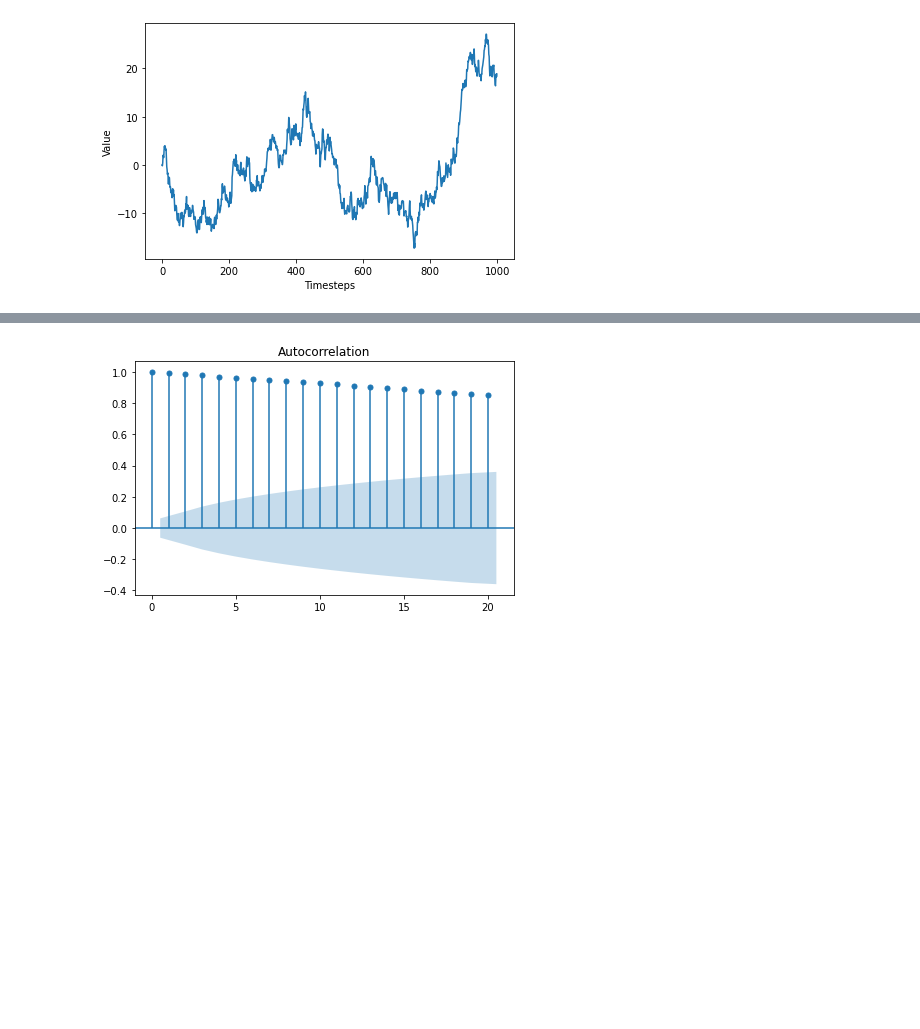
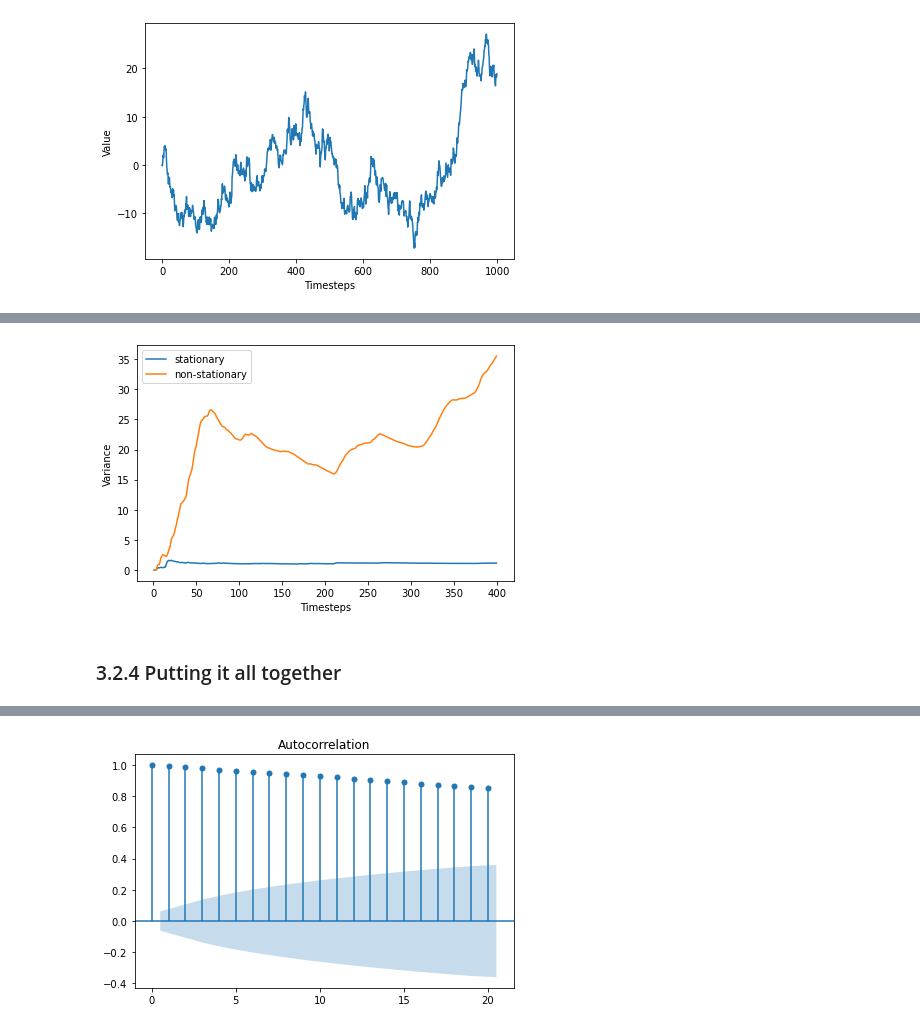
Before and after one commit to marcopeix/TimeSeriesForecastingInPython, a Jupyter notebook: CH03/CH03.ipynb, the cells around one changed output, grey strips where cells are left out. Drawn from its saved outputs; the diff is of its cells as text; code cells hidden in the pictures; blank space fills up the shorter version.

```diff
--- a/CH03/CH03.ipynb
+++ b/CH03/CH03.ipynb
@@ -33 +123,27 @@ plt.savefig('figures/CH03_F01_peixeiro.png', dpi=300)
+# %%
+def var_over_time(process: np.array) -> np.array:
+    var_func = []
+
+    for i in range(len(process)):
+        var_func.append(np.var(process[:i]))
+
+    return var_func
+# %%
+stationary_var = var_over_time(stationary)
+non_stationary_var = var_over_time(non_stationary)
+# %%
+fig, ax = plt.subplots()
+
+ax.plot(stationary_var, label='stationary')
+ax.plot(non_stationary_var, label='non-stationary')
+ax.set_xlabel('Timesteps')
+ax.set_ylabel('Variance')
+ax.legend(loc=2)
+
+plt.tight_layout()
+plt.savefig('figures/CH03_F08_peixeiro.png', dpi=300)
+# %% [output]
+[figure, added]
+# %% [markdown]
+### 3.2.4 Putting it all together
 # %%
```
Also changed, not shown: parts of 67 cells of this notebook, 2 other files.
